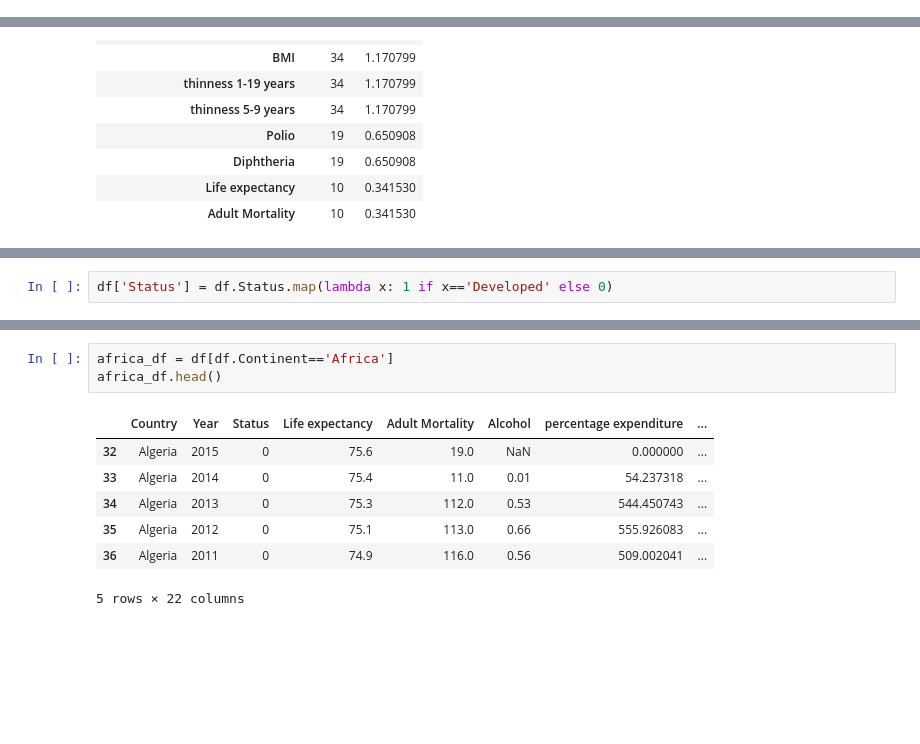
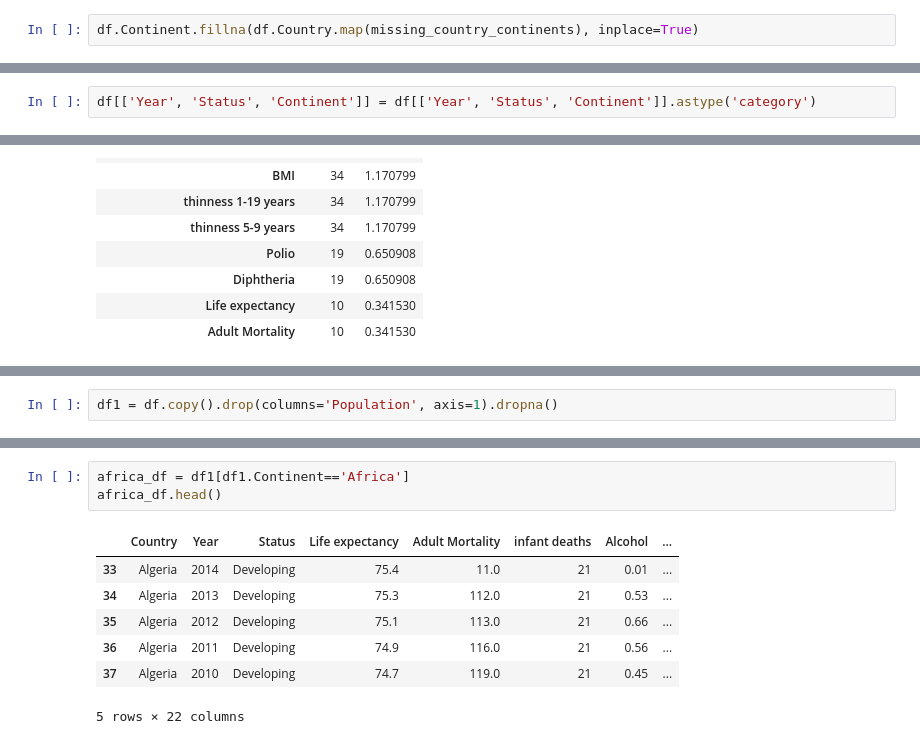
Before and after one commit to EDA-writing/Team-Clover-EDA, a Jupyter notebook: eda.ipynb, the cells around one changed output, grey strips where cells are left out. Drawn from its saved outputs; the diff is of its cells as text; blank space fills up the shorter version.

```diff
--- a/eda.ipynb
+++ b/eda.ipynb
@@ -125,0 +161,2 @@ df.head(20)
+# %%
+df.Continent.fillna(df.Country.map(missing_country_continents), inplace=True)
@@ -126,3 +173,5 @@ df.head(20)
+# %%
+df[['Year', 'Status', 'Continent']] = df[['Year', 'Status', 'Continent']].astype('category')
 # %%
 def missing_values(df: pd.DataFrame):
     counts = df.isna().sum().to_frame(name='Count')
@@ -154,2 +198,0 @@ array(['Developing', 'Developed'], dtype=object)
-# %%
-df['Status'] = df.Status.map(lambda x: 1 if x=='Developed' else 0)
@@ -176 +199,3 @@ df.describe().T
+# %%
+df1 = df.copy().drop(columns='Population', axis=1).dropna()
 # %%
@@ -303,13 +283,13 @@ sns.barplot(data=cont_yr_exp, x="Year", y="Life expectancy", hue="Continent")
 # %%
-africa_df = df[df.Continent=='Africa']
+africa_df = df1[df1.Continent=='Africa']
 africa_df.head()
 # %% [output]
-|  | Country | Year | Status | Life expectancy | Adult Mortality | Alcohol | percentage expenditure | ... |
-| 32 | Algeria | 2015 | 0 | 75.6 | 19.0 | NaN | 0.000000 | ... |
-| 33 | Algeria | 2014 | 0 | 75.4 | 11.0 | 0.01 | 54.237318 | ... |
-| 34 | Algeria | 2013 | 0 | 75.3 | 112.0 | 0.53 | 544.450743 | ... |
-| 35 | Algeria | 2012 | 0 | 75.1 | 113.0 | 0.66 | 555.926083 | ... |
-| 36 | Algeria | 2011 | 0 | 74.9 | 116.0 | 0.56 | 509.002041 | ... |
+|  | Country | Year | Status | Life expectancy | Adult Mortality | infant deaths | Alcohol | ... |
+| 33 | Algeria | 2014 | Developing | 75.4 | 11.0 | 21 | 0.01 | ... |
+| 34 | Algeria | 2013 | Developing | 75.3 | 112.0 | 21 | 0.53 | ... |
+| 35 | Algeria | 2012 | Developing | 75.1 | 113.0 | 21 | 0.66 | ... |
+| 36 | Algeria | 2011 | Developing | 74.9 | 116.0 | 21 | 0.56 | ... |
+| 37 | Algeria | 2010 | Developing | 74.7 | 119.0 | 21 | 0.45 | ... |
 5 rows × 22 columns
 # %%
 africa_df.shape
```
Also changed, not shown: parts of 48 cells of this notebook.
